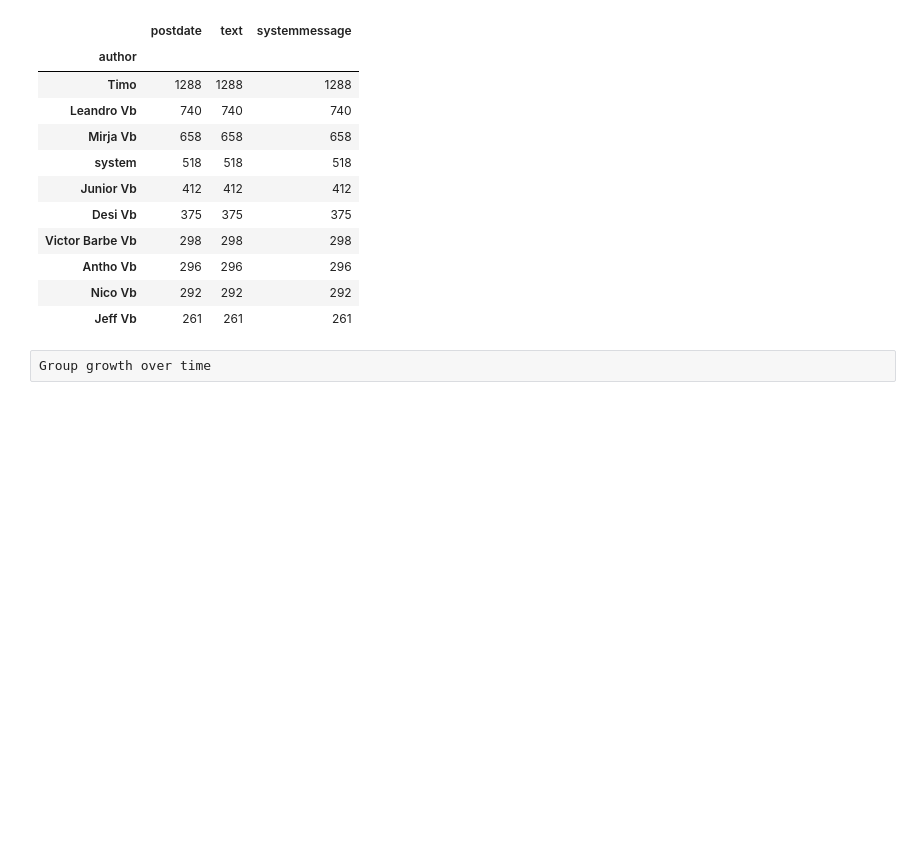
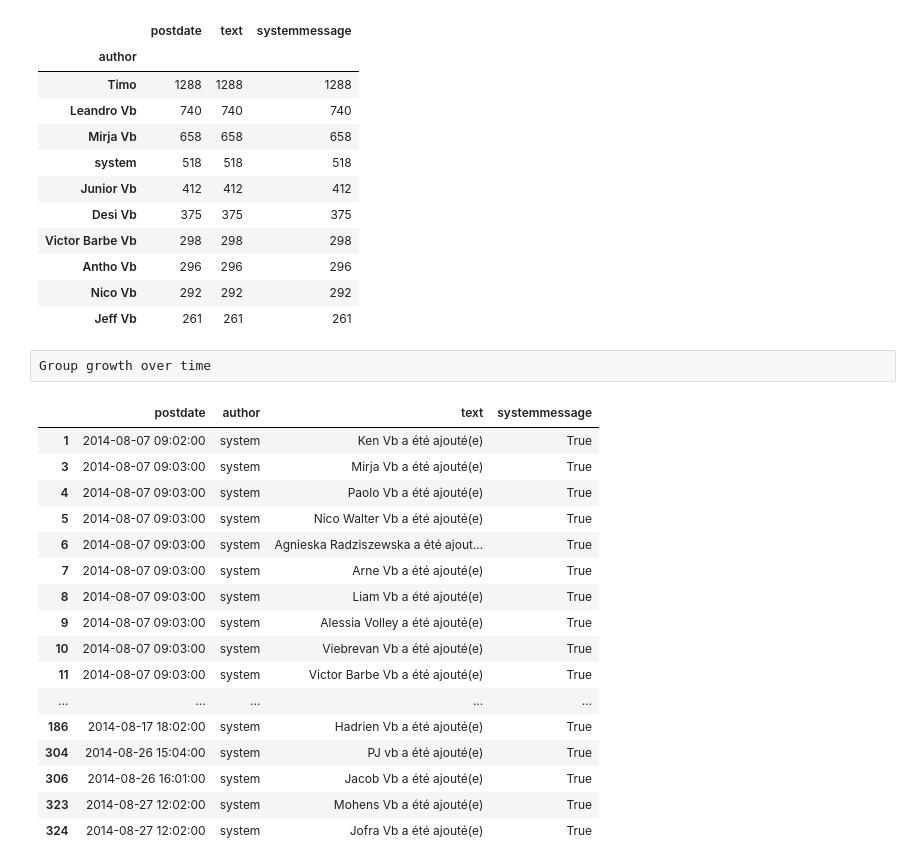
Before and after one commit to kurt-hectic/beachanalysis, a Jupyter notebook: Beach Analysis notebook.ipynb, the cells around one changed output. Saved outputs shown, nothing was run; the diff lists cells and outputs as text; code cells hidden in the pictures; blank space fills up the shorter version.

Commit message:
select systemmessages

```diff
--- a/Beach Analysis notebook.ipynb
+++ b/Beach Analysis notebook.ipynb
@@ -68,4 +68,24 @@ df.groupby('author').count().sort_values('text',ascending=False).nlargest(10,'te
 | Jeff Vb | 261 | 261 | 261 |
 # %% [raw]
 Group growth over time
+# %%
+df[  df["text"].str.contains("été ajouté") & df["systemmessage"] == True  ]
+# %% [output]
+|  | postdate | author | text | systemmessage |
+| 1 | 2014-08-07 09:02:00 | system | Ken Vb a été ajouté(e) | True |
+| 3 | 2014-08-07 09:03:00 | system | Mirja Vb a été ajouté(e) | True |
+| 4 | 2014-08-07 09:03:00 | system | Paolo Vb a été ajouté(e) | True |
+| 5 | 2014-08-07 09:03:00 | system | Nico Walter Vb a été ajouté(e) | True |
+| 6 | 2014-08-07 09:03:00 | system | Agnieska Radziszewska a été ajout... | True |
+| 7 | 2014-08-07 09:03:00 | system | Arne Vb a été ajouté(e) | True |
+| 8 | 2014-08-07 09:03:00 | system | Liam Vb a été ajouté(e) | True |
+| 9 | 2014-08-07 09:03:00 | system | Alessia Volley a été ajouté(e) | True |
+| 10 | 2014-08-07 09:03:00 | system | Viebrevan Vb a été ajouté(e) | True |
+| 11 | 2014-08-07 09:03:00 | system | Victor Barbe Vb a été ajouté(e) | True |
+| ... | ... | ... | ... | ... |
+| 186 | 2014-08-17 18:02:00 | system | Hadrien Vb a été ajouté(e) | True |
+| 304 | 2014-08-26 15:04:00 | system | PJ vb a été ajouté(e) | True |
+| 306 | 2014-08-26 16:01:00 | system | Jacob Vb a été ajouté(e) | True |
+| 323 | 2014-08-27 12:02:00 | system | Mohens Vb a été ajouté(e) | True |
+| 324 | 2014-08-27 12:02:00 | system | Jofra Vb a été ajouté(e) | True |
 # %%
```
Also changed, not shown: parts of 1 cell of this notebook.
